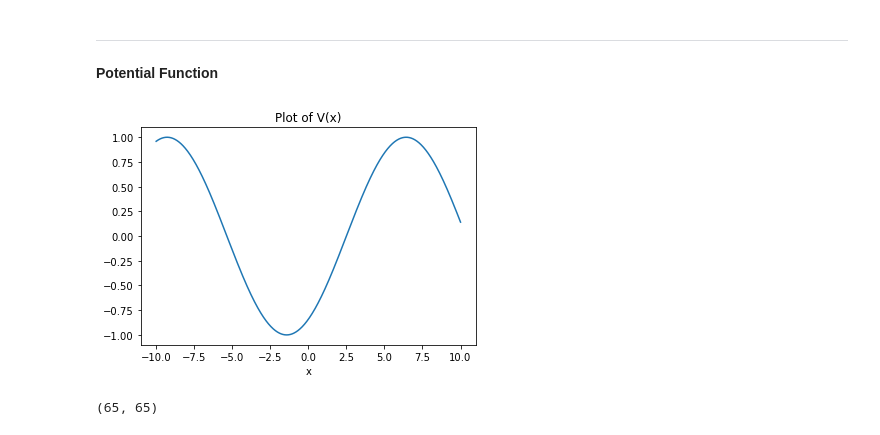
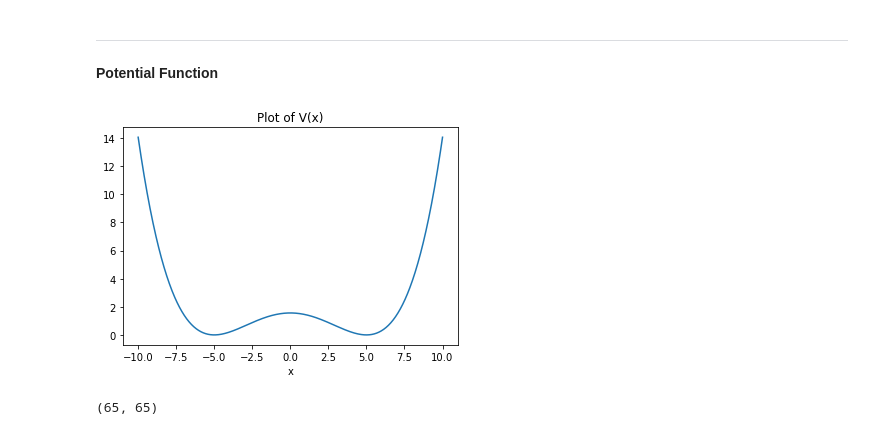
Before and after one commit to kbcollins/tdse, a Jupyter notebook: chebyshev/tdse-adj-cheb-main-2-kbc.ipynb, the cells around one changed output. Cells and saved outputs as stored; diff of their text form; code cells hidden in the pictures.

```diff
--- a/chebyshev/tdse-adj-cheb-main-2-kbc.ipynb
+++ b/chebyshev/tdse-adj-cheb-main-2-kbc.ipynb
@@ -34,31 +34,31 @@ Fcnvrtmat = np.exp(1j * np.pi * np.outer(Fnvec, xvec) / L) / np.sqrt(2 * L)
 # %%
 # define potential for generating training data
 
 def v(x):
     # dimensionless quantum harmonic oscillator potential
     # this is a polynomial so it should be exact for Chebyshev
     # return 0.5 * x**2
     # rescaled symmetric double well potential
-    # return 0.0025*(x**2 - 25)**2
+    return 2.5e-3 * (x**2 - 25)**2
     # scaled asymmetric double well potential
     # return 0.0003*((x-3)**4 + 10*(x-5)**3)
     # soft coulomb potential
     # return -1 / np.sqrt(x**2 + 0.25)
 
     # non-polynomial potentials
-    return np.sin(0.4 * x - 1)
+    # return np.sin(0.4 * x - 1)
     # return np.sin((0.5 * x)**2)
 
 # compute true potential on real space grid for plotting
 vxvec = v(xvec)
 
 # plot true potential
 plt.plot(xvec, vxvec)
 plt.title('Plot of V(x)')
 plt.xlabel('x')
 plt.show()
 # %% [output]
-[figure, old version]
+[figure, new version]
 # %%
 # transform potential function to Fourier representation
 # using quadrature method
```
Also changed, not shown: parts of 3 cells of this notebook, 1 other file.
